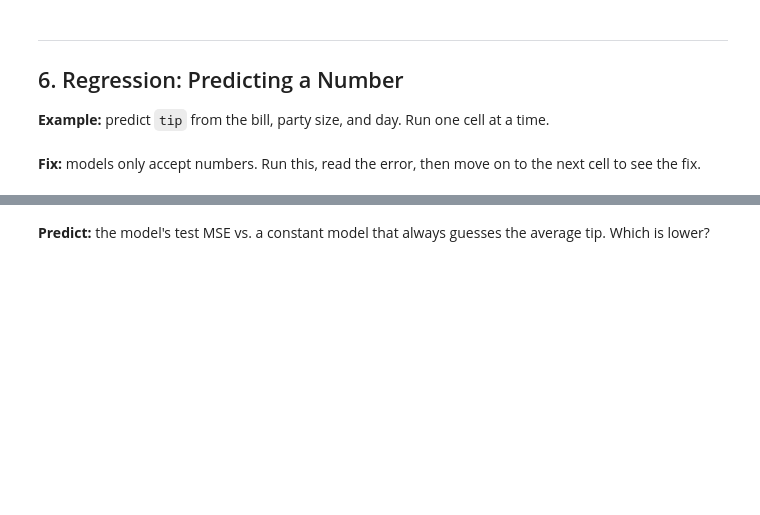
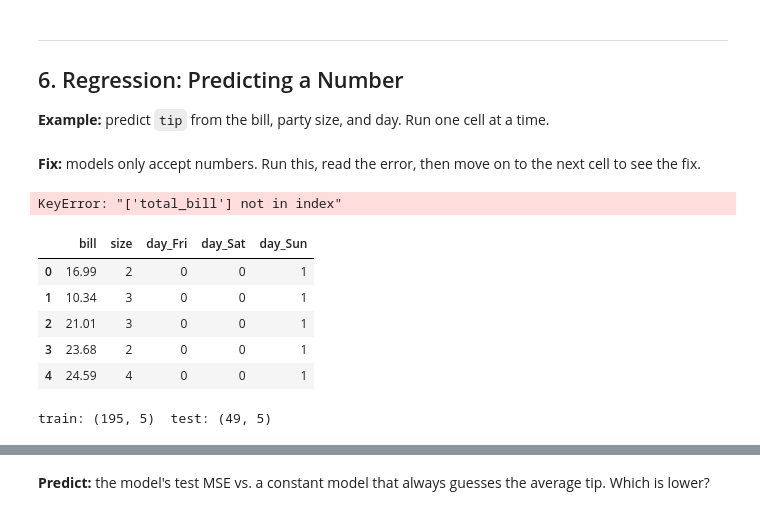
Before and after one commit to himanibalaga/JCP-fall-26, a Jupyter notebook: Week_4.ipynb, the cells around one changed output, grey strips where cells are left out. Saved outputs shown, nothing was run; the diff lists cells and outputs as text; code cells hidden in the pictures; blank space fills up the shorter version.

```diff
--- a/Week_4.ipynb
+++ b/Week_4.ipynb
@@ -171,5 +301,5 @@ tips.head(1)
 # %% [markdown]
 **Fix:** this should rename `total_bill` to `bill`, then show the new column.
 # %%
-tips.rename(columns={"total_bill": "bill"})
+tips = tips.rename(columns={"total_bill": "bill"})
 tips["bill"].head()
@@ -271,15 +493,31 @@ plt.show()
 **Fix:** models only accept numbers. Run this, read the error, then move on to the next cell to see the fix.
 # %%
 LinearRegression().fit(tips[["total_bill", "day"]], tips["tip"])
+# %% [output]
+KeyError: "['total_bill'] not in index"
 # %%
 # One-hot encode day: Thur is dropped and becomes the reference
 tips_model = pd.get_dummies(tips, columns=["day"], drop_first=True, dtype=int)
-tips_model[["total_bill", "size", "day_Fri", "day_Sat", "day_Sun"]].head()
+
+tips_model[["bill", "size", "day_Fri", "day_Sat", "day_Sun"]].head()
+# %% [output]
+|  | bill | size | day_Fri | day_Sat | day_Sun |
+| 0 | 16.99 | 2 | 0 | 0 | 1 |
+| 1 | 10.34 | 3 | 0 | 0 | 1 |
+| 2 | 21.01 | 3 | 0 | 0 | 1 |
+| 3 | 23.68 | 2 | 0 | 0 | 1 |
+| 4 | 24.59 | 4 | 0 | 0 | 1 |
 # %%
-X = tips_model[["total_bill", "size", "day_Fri", "day_Sat", "day_Sun"]]
+X = tips_model[["bill", "size", "day_Fri", "day_Sat", "day_Sun"]]
 y = tips_model["tip"]
-X_train, X_test, y_train, y_test = train_test_split(X, y, test_size=0.2, random_state=42)
+
+X_train, X_test, y_train, y_test = train_test_split(
+    X, y, test_size=0.2, random_state=42
+)
+
 print("train:", X_train.shape, " test:", X_test.shape)
+# %% [output]
+train: (195, 5)  test: (49, 5)
 # %%
 reg = LinearRegression()
 reg.fit(X_train, y_train)
```
Also changed, not shown: parts of 53 cells of this notebook.
